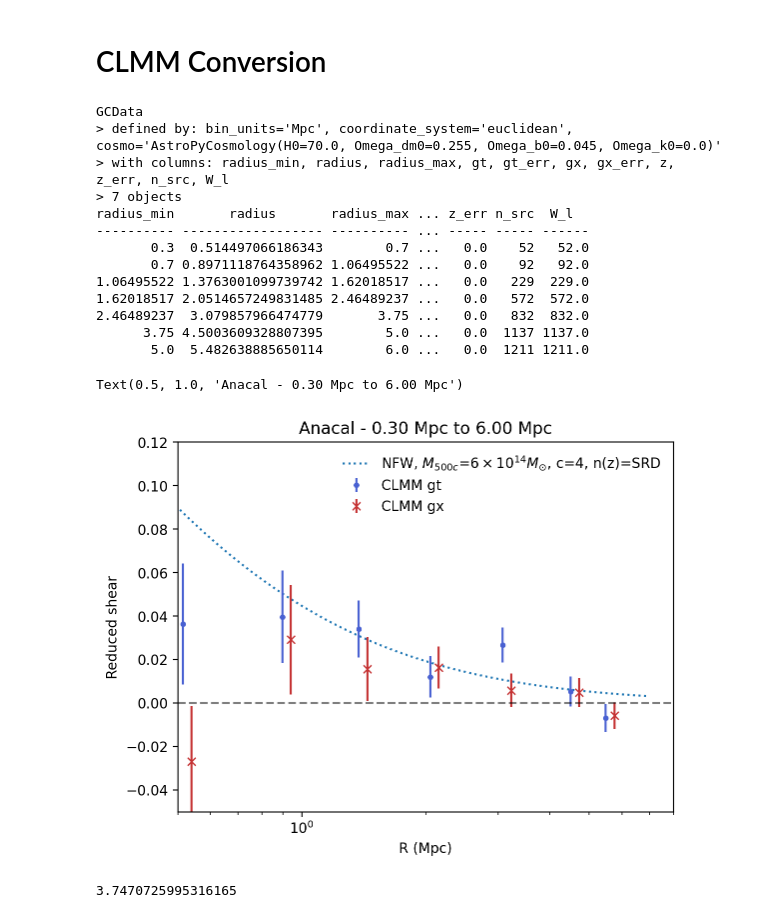
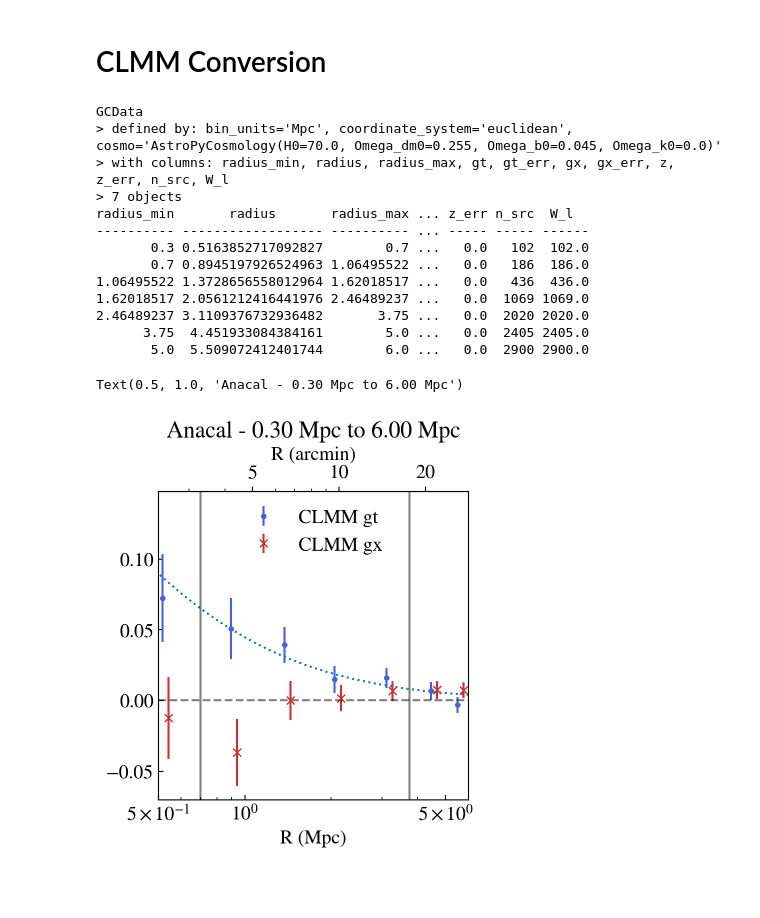
Before and after one commit to lsst-sitcom/comcam_clusters, a Jupyter notebook: ACO360_WL_Anacal_PZmatching.ipynb, the cells around one changed output. Drawn from its saved outputs; the diff is of its cells as text; code cells hidden in the pictures; blank space fills up the shorter version.

Commit message:
updated anacal with masks

```diff
--- a/ACO360_WL_Anacal_PZmatching.ipynb
+++ b/ACO360_WL_Anacal_PZmatching.ipynb
@@ -839,13 +1111,14 @@ array([0.00140618, 0.00140572, 0.00141123, 0.0012324 , 0.00111117,
 # %%
 # anacal_table.write('cluster_data/anacal_table.fits', format='fits', overwrite=True)
 # %%
-anacal_table = Table.read('cluster_data/anacal_table.fits')
+# anacal_table = Table.read('cluster_data/anacal_table_v2_bright_nobenmask.fits')
+anacal_table = Table.read('cluster_data/anacal_table_v2_bright_allmasks.fits')
 # %%
-c1 = SkyCoord(anacal_table['ra']*u.deg, anacal_table['dec']*u.deg)
-c2 = SkyCoord(cluster_coords[0]*u.deg, cluster_coords[1]*u.deg)
-sep = c1.separation(c2)
-anacal_table['sep'] = sep.deg
-anacal_table['mpc_dist'] = Da(.22) * anacal_table['sep'] * (np.pi/180)
+# c1 = SkyCoord(anacal_table['ra']*u.deg, anacal_table['dec']*u.deg)
+# c2 = SkyCoord(cluster_coords[0]*u.deg, cluster_coords[1]*u.deg)
+# sep = c1.separation(c2)
+# anacal_table['sep'] = sep.deg
+# anacal_table['mpc_dist'] = Da(.22) * anacal_table['sep'] * (np.pi/180)
 # %%
 galcat = GCData()
 galcat['ra'] = anacal_table['ra']
@@ -884,50 +1157,64 @@ GCData
 > 7 objects
 radius_min       radius       radius_max ... z_err n_src  W_l
 ---------- ------------------ ---------- ... ----- ----- ------
-       0.3  0.514497066186343        0.7 ...   0.0    52   52.0
-       0.7 0.8971118764358962 1.06495522 ...   0.0    92   92.0
-1.06495522 1.3763001099739742 1.62018517 ...   0.0   229  229.0
-1.62018517 2.0514657249831485 2.46489237 ...   0.0   572  572.0
-2.46489237  3.079857966474779       3.75 ...   0.0   832  832.0
-      3.75 4.5003609328807395        5.0 ...   0.0  1137 1137.0
-       5.0  5.482638885650114        6.0 ...   0.0  1211 1211.0
+       0.3 0.5163852717092827        0.7 ...   0.0   102  102.0
+       0.7 0.8945197926524963 1.06495522 ...   0.0   186  186.0
+1.06495522 1.3728656558012964 1.62018517 ...   0.0   436  436.0
+1.62018517 2.0561212416441976 2.46489237 ...   0.0  1069 1069.0
+2.46489237 3.1109376732936482       3.75 ...   0.0  2020 2020.0
+      3.75  4.451933084384161        5.0 ...   0.0  2405 2405.0
+       5.0  5.509072412401744        6.0 ...   0.0  2900 2900.0
+# %%
+def forward_ticks(x):
+    return x/cosmo.eval_da(0.22) * 180/np.pi * 60
+
+def inverse_ticks(x):
+    return cosmo.eval_da(0.22) * x * np.pi/(180 * 60)
 # %%
-plt.close()
+fig, ax = plt.subplots(1, figsize=(4,4))
 cmap = cm.coolwarm
 cmap2 = cm.PiYG
 
-plt.plot(rproj, gt_z, label=r'NFW, $M_{500c}$=$6 \times 10^{14} M_{\odot}$, c=4, n(z)=SRD', ls=':')
+# ax.plot(rproj, gt_z, label=r'NFW, $M_{500c}$=$6 \times 10^{14} M_{\odot}$, c=4, n(z)=SRD', ls=':')
+ax.plot(rproj, gt_z, ls=':')
 # plt.plot(bin_mids, shear_cl[0], '.', label='tangential', color=cmap(.05))
 # plt.vlines(bin_mids, shear_cl[2][:,0], shear_cl[2][:,1], color=cmap(0.05))
 # print(np.abs(shear_cl[2][:,0] - shear_cl[2][:,1]) / 2.0)
 
 # plt.plot(1.05*bin_mids, shear_cl[1], '.', label='cross', color=cmap(.95))
 # plt.vlines(1.05*bin_mids, shear_cl[3][:,0], shear_cl[3][:,1], color=cmap(0.95))
 # print(
 #     np.sum(shear_cl[1] ** 2.0 / ((shear_cl[3][:,0] - shear_cl[3][:,1]) / 2.0) ** 2.0)
 # )
 
-plt.errorbar(profile['radius'], profile['gt'], profile['gt_err'],
+ax.errorbar(profile['radius'], profile['gt'], profile['gt_err'],
              ls='', marker='.', color=cmap(0.05), label='CLMM gt')
-plt.errorbar(profile['radius']*1.05, profile['gx'], profile['gx_err'],
+ax.errorbar(profile['radius']*1.05, profile['gx'], profile['gx_err'],
              ls='', marker='x', color=cmap(0.95), label='CLMM gx')
 
-# for i in range(len(profile)):
-#     plt.annotate(f"N={profile['n_src'][i]}", xy=(profile['radius'][i] * .95, -0.045), fontsize=8)
+ax.semilogx()
+ax.set_xlim(0.5, 6)
+ax.axhline(0, ls='--', color='k', alpha=.5)
+ax.set_xticks([0.5, 1, 5], [r'$5\times 10^{-1}$', '$10^0$', r'$5\times 10^0$'])
+ax.set_xlabel("R (Mpc)")
+ax.axvline(0.7, ls='-', color='k', alpha=0.5)
+ax.axvline(3.75, ls='-', color='k', alpha=0.5)
+ax.legend(frameon=False, loc='upper center', ncols=1)
+secax = ax.secondary_xaxis('top', (forward_ticks, inverse_ticks))
+secax.set_xticks([1,2,5, 10, 20], ['1', '2', '5', '10', '20'])
+secax.set_xlabel("R (arcmin)")
+plt.tick_params(direction="in", which='both')
+ax.tick_params(direction='in', which='both')
 
-plt.semilogx()
-plt.axhline(0, ls='--', color='k', alpha=.5)
+# plt.semilogx()
+# plt.axhline(0, ls='--', color='k', alpha=.5)
 
-plt.ylim([-0.05,0.12])
-plt.xlim([0.5,8])
-plt.ylabel("Reduced shear")
-plt.xlabel("R (Mpc)")
-plt.legend(frameon=False, loc='upper right')
-plt.title(f"Anacal - {profile['radius_min'][0]:0.2f} Mpc to {profile['radius_max'][-1]:0.2f} Mpc")
+# plt.ylim([-0.05,0.12])
+# plt.xlim([0.5,8])
+# plt.ylabel("Reduced shear")
+# plt.xlabel("R (Mpc)")
+# plt.legend(frameon=False, loc='upper right')
+ax.set_title(f"Anacal - {profile['radius_min'][0]:0.2f} Mpc to {profile['radius_max'][-1]:0.2f} Mpc")
 # %% [output]
 Text(0.5, 1.0, 'Anacal - 0.30 Mpc to 6.00 Mpc')
-[figure, old version]
+[figure, new version]
-# %%
-3.2/1.22 * 1/.7
-# %% [output]
-3.7470725995316165
```
Also changed, not shown: parts of 57 cells of this notebook.
